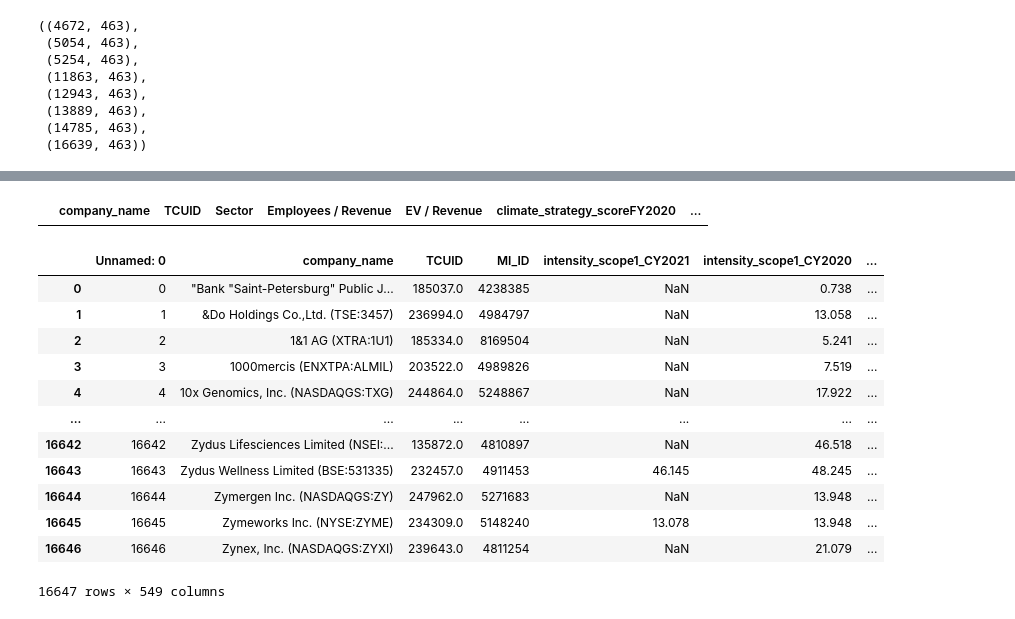
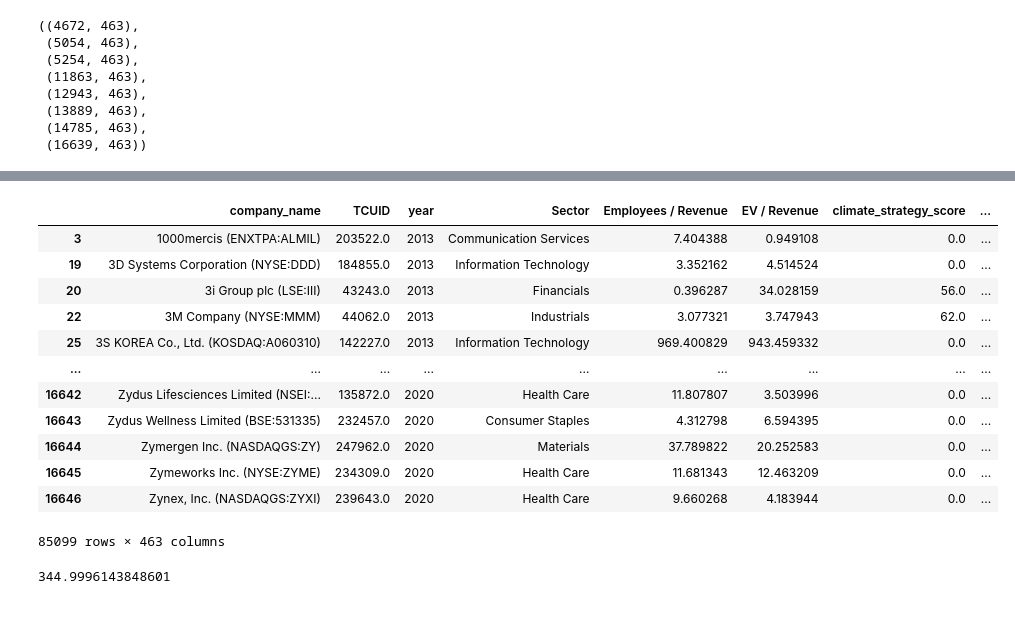
Before and after one commit to leocmcheung/carbon-forecast, a Jupyter notebook: notebooks/leo_D5_preproc_stuff.ipynb, the cells around one changed output, grey strips where cells are left out. Drawn from its saved outputs; the diff is of its cells as text; code cells hidden in the pictures.

```diff
--- a/notebooks/leo_D5_preproc_stuff.ipynb
+++ b/notebooks/leo_D5_preproc_stuff.ipynb
@@ -55,12 +58,3 @@ df2013.shape, df2014.shape ,df2015.shape,df2016.shape,df2017.shape,df2018.shape,
  (13889, 463),
  (14785, 463),
  (16639, 463))
-# %%
-df2013 = load_n_preproc(2013)
-
-df2013["year"] = 2013
-year_col = df2013.columns[df2013.columns.str.endswith("2013")].tolist()
-
-for i in year_col:
-    df2013.rename(columns={i:i[:-6]}, inplace=True)
-df2013
@@ -118,20 +61,17 @@ memory usage: 513.3+ KB
-# %%
-df[df["Employees / Revenue"].isna()]
-# %% [output]
-|  | company_name | TCUID | Sector | Employees / Revenue | EV / Revenue | climate_strategy_scoreFY2020 | ... |
-# %%
-pd.read_csv("../raw_data/all_features_with_sectorrev.csv")
-# %% [output]
-|  | Unnamed: 0 | company_name | TCUID | MI_ID | intensity_scope1_CY2021 | intensity_scope1_CY2020 | ... |
-| 0 | 0 | "Bank "Saint-Petersburg" Public J... | 185037.0 | 4238385 | NaN | 0.738 | ... |
-| 1 | 1 | &Do Holdings Co.,Ltd. (TSE:3457) | 236994.0 | 4984797 | NaN | 13.058 | ... |
-| 2 | 2 | 1&1 AG (XTRA:1U1) | 185334.0 | 8169504 | NaN | 5.241 | ... |
-| 3 | 3 | 1000mercis (ENXTPA:ALMIL) | 203522.0 | 4989826 | NaN | 7.519 | ... |
-| 4 | 4 | 10x Genomics, Inc. (NASDAQGS:TXG) | 244864.0 | 5248867 | NaN | 17.922 | ... |
-| ... | ... | ... | ... | ... | ... | ... | ... |
-| 16642 | 16642 | Zydus Lifesciences Limited (NSEI:... | 135872.0 | 4810897 | NaN | 46.518 | ... |
-| 16643 | 16643 | Zydus Wellness Limited (BSE:531335) | 232457.0 | 4911453 | 46.145 | 48.245 | ... |
-| 16644 | 16644 | Zymergen Inc. (NASDAQGS:ZY) | 247962.0 | 5271683 | NaN | 13.948 | ... |
-| 16645 | 16645 | Zymeworks Inc. (NYSE:ZYME) | 234309.0 | 5148240 | 13.078 | 13.948 | ... |
-| 16646 | 16646 | Zynex, Inc. (NASDAQGS:ZYXI) | 239643.0 | 4811254 | NaN | 21.079 | ... |
-16647 rows × 549 columns
+# %%
+big = pd.concat([df2013, df2014, df2015, df2016, df2017, df2018, df2019, df2020])
+big
+# %% [output]
+|  | company_name | TCUID | year | Sector | Employees / Revenue | EV / Revenue | climate_strategy_score | ... |
+| 3 | 1000mercis (ENXTPA:ALMIL) | 203522.0 | 2013 | Communication Services | 7.404388 | 0.949108 | 0.0 | ... |
+| 19 | 3D Systems Corporation (NYSE:DDD) | 184855.0 | 2013 | Information Technology | 3.352162 | 4.514524 | 0.0 | ... |
+| 20 | 3i Group plc (LSE:III) | 43243.0 | 2013 | Financials | 0.396287 | 34.028159 | 56.0 | ... |
+| 22 | 3M Company (NYSE:MMM) | 44062.0 | 2013 | Industrials | 3.077321 | 3.747943 | 62.0 | ... |
+| 25 | 3S KOREA Co., Ltd. (KOSDAQ:A060310) | 142227.0 | 2013 | Information Technology | 969.400829 | 943.459332 | 0.0 | ... |
+| ... | ... | ... | ... | ... | ... | ... | ... | ... |
+| 16642 | Zydus Lifesciences Limited (NSEI:... | 135872.0 | 2020 | Health Care | 11.807807 | 3.503996 | 0.0 | ... |
+| 16643 | Zydus Wellness Limited (BSE:531335) | 232457.0 | 2020 | Consumer Staples | 4.312798 | 6.594395 | 0.0 | ... |
+| 16644 | Zymergen Inc. (NASDAQGS:ZY) | 247962.0 | 2020 | Materials | 37.789822 | 20.252583 | 0.0 | ... |
+| 16645 | Zymeworks Inc. (NYSE:ZYME) | 234309.0 | 2020 | Health Care | 11.681343 | 12.463209 | 0.0 | ... |
+| 16646 | Zynex, Inc. (NASDAQGS:ZYXI) | 239643.0 | 2020 | Health Care | 9.660268 | 4.183944 | 0.0 | ... |
+85099 rows × 463 columns
@@ -137,0 +81,5 @@ pd.read_csv("../raw_data/all_features_with_sectorrev.csv")
+# %%
+y_baseline = y.mean()
+y_baseline
+# %% [output]
+344.9996143848601
```
Also changed, not shown: parts of 13 cells of this notebook, 1 other file.
